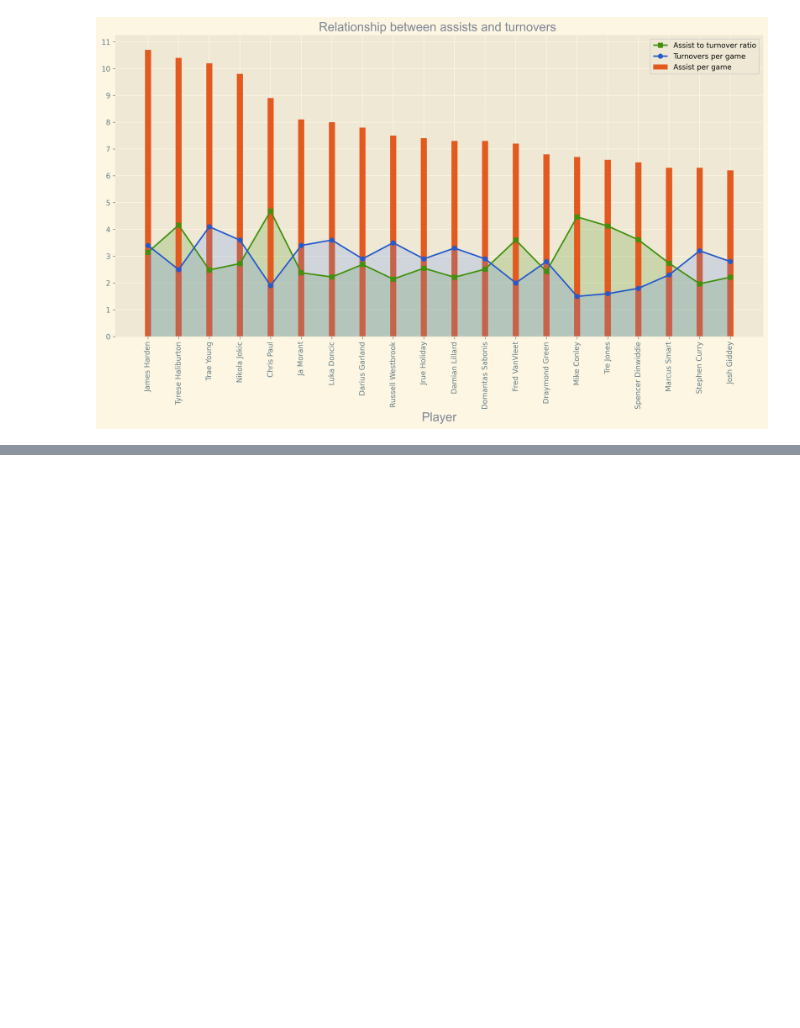
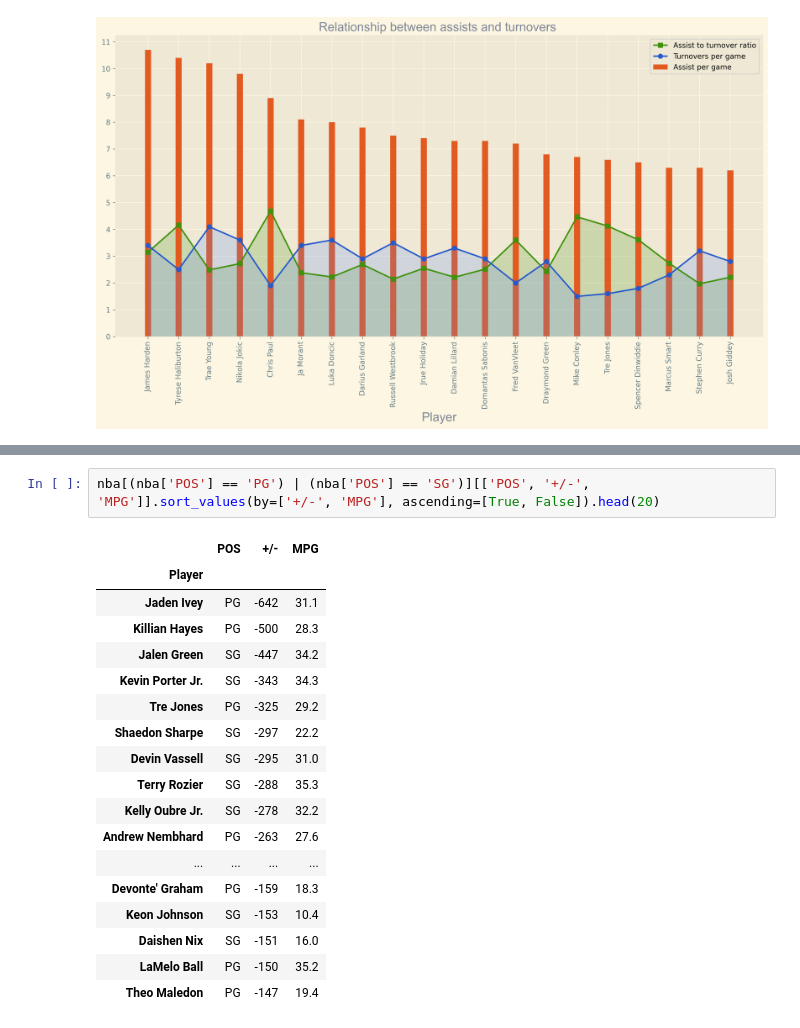
Before and after one commit to kevinnkansah/LearnDataScience, a Jupyter notebook: Python/NBA Data Visualization/nba.ipynb, the cells around one changed output, grey strips where cells are left out. Cells and saved outputs as stored; diff of their text form; blank space fills up the shorter version.

```diff
--- a/Python/NBA Data Visualization/nba.ipynb
+++ b/Python/NBA Data Visualization/nba.ipynb
@@ -401,0 +403,21 @@ plt.show()
+# %%
+nba[(nba['POS'] == 'PG') | (nba['POS'] == 'SG')][['POS', '+/-', 'MPG']].sort_values(by=['+/-', 'MPG'], ascending=[True, False]).head(20)
+# %% [output]
+|  | POS | +/- | MPG |
+| Player |  |  |  |
+| Jaden Ivey | PG | -642 | 31.1 |
+| Killian Hayes | PG | -500 | 28.3 |
+| Jalen Green | SG | -447 | 34.2 |
+| Kevin Porter Jr. | SG | -343 | 34.3 |
+| Tre Jones | PG | -325 | 29.2 |
+| Shaedon Sharpe | SG | -297 | 22.2 |
+| Devin Vassell | SG | -295 | 31.0 |
+| Terry Rozier | SG | -288 | 35.3 |
+| Kelly Oubre Jr. | SG | -278 | 32.2 |
+| Andrew Nembhard | PG | -263 | 27.6 |
+| ... | ... | ... | ... |
+| Devonte' Graham | PG | -159 | 18.3 |
+| Keon Johnson | SG | -153 | 10.4 |
+| Daishen Nix | SG | -151 | 16.0 |
+| LaMelo Ball | PG | -150 | 35.2 |
+| Theo Maledon | PG | -147 | 19.4 |
```
Also changed, not shown: parts of 3 cells of this notebook, 1 other file.
